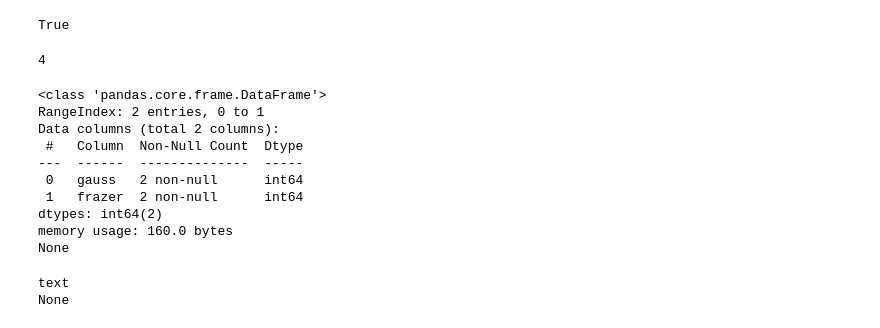
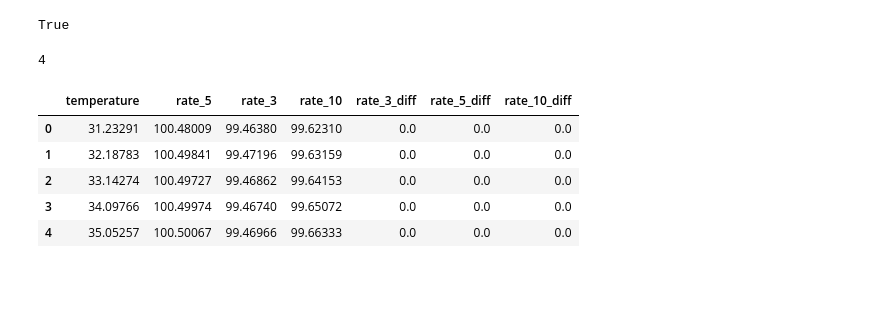
Before and after one commit to kdavjd/deconvolution_app, a Jupyter notebook: tests.ipynb, the cells around one changed output. Saved outputs shown, nothing was run; the diff lists cells and outputs as text; code cells hidden in the pictures; blank space fills up the shorter version.

```diff
--- a/tests.ipynb
+++ b/tests.ipynb
@@ -40,21 +62,23 @@ _df.size
 # %% [output]
 True
 4
-# %%
-print(_df.info())
-# %% [output]
-<class 'pandas.core.frame.DataFrame'>
-RangeIndex: 2 entries, 0 to 1
-Data columns (total 2 columns):
- #   Column  Non-Null Count  Dtype
----  ------  --------------  -----
- 0   gauss   2 non-null      int64
- 1   frazer  2 non-null      int64
-dtypes: int64(2)
-memory usage: 160.0 bytes
-None
-# %%
-print(f"text\n{None}")
-# %% [output]
-text
-None
+# %%
+import plotly.express as px
+
+import pandas as pd
+
+# Указываем путь к файлу
+file_path = "data/NH4_deconvoluated_TGA.csv"
+
+# Загружаем файл в DataFrame, пропуская первую строку и указывая разделитель
+df = pd.read_csv(file_path, sep=",")#, skiprows=1)
+df = df.fillna(0)
+
+df.head()
+# %% [output]
+|  | temperature | rate_5 | rate_3 | rate_10 | rate_3_diff | rate_5_diff | rate_10_diff |
+| 0 | 31.23291 | 100.48009 | 99.46380 | 99.62310 | 0.0 | 0.0 | 0.0 |
+| 1 | 32.18783 | 100.49841 | 99.47196 | 99.63159 | 0.0 | 0.0 | 0.0 |
+| 2 | 33.14274 | 100.49727 | 99.46862 | 99.64153 | 0.0 | 0.0 | 0.0 |
+| 3 | 34.09766 | 100.49974 | 99.46740 | 99.65072 | 0.0 | 0.0 | 0.0 |
+| 4 | 35.05257 | 100.50067 | 99.46966 | 99.66333 | 0.0 | 0.0 | 0.0 |
```
Also changed, not shown: parts of 5 cells of this notebook, 11 other files.
